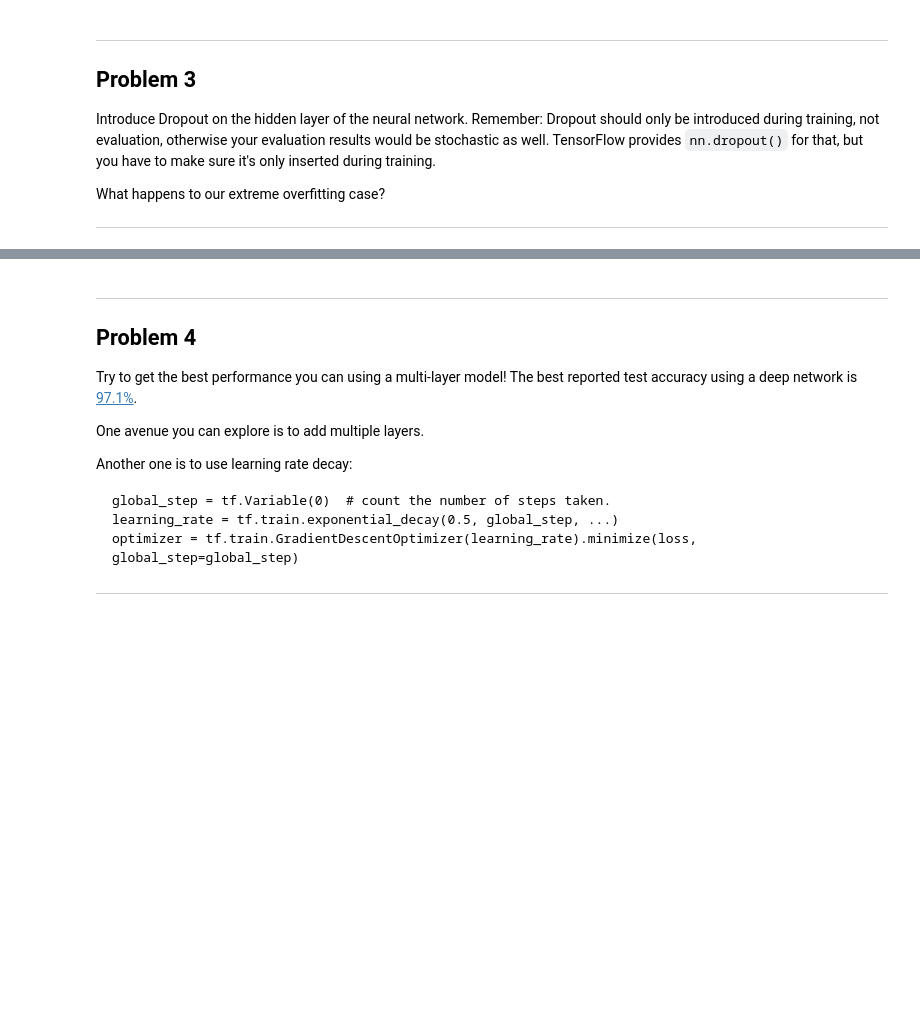
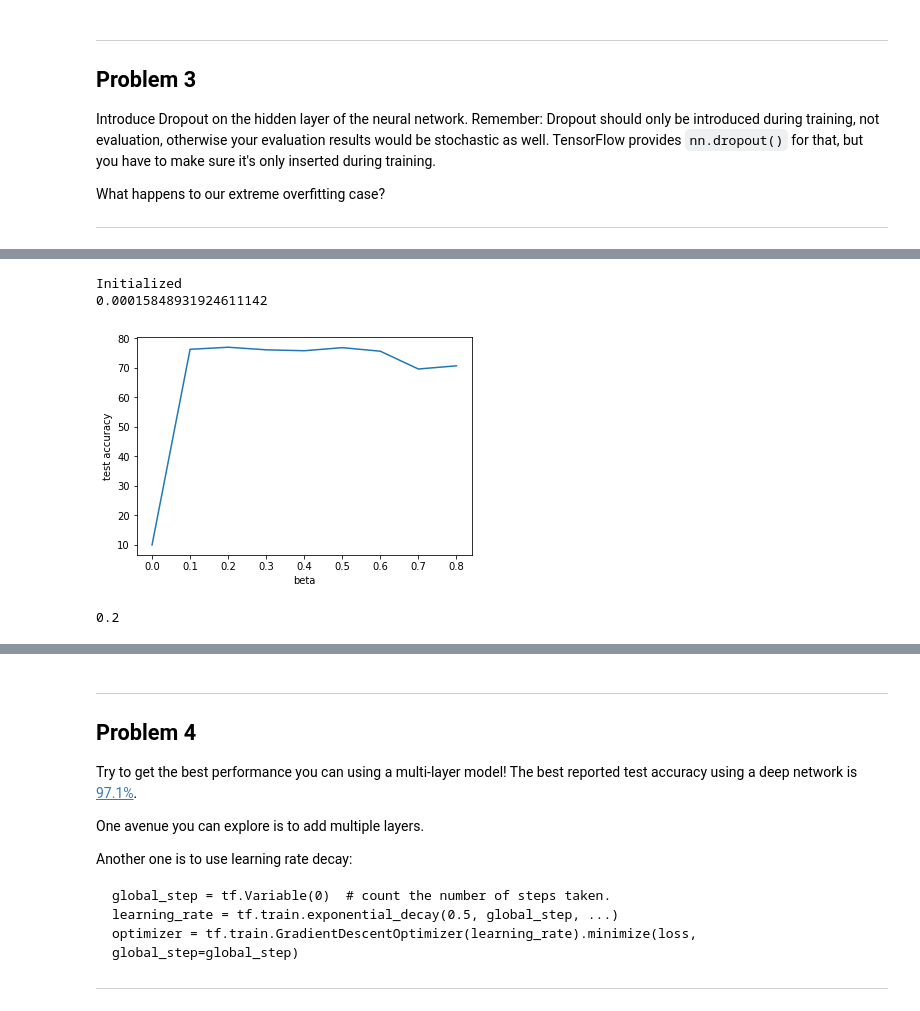
Before and after one commit to lfoppiano/deep-learning-tutorials, a Jupyter notebook: udacity/3_regularization.ipynb, the cells around one changed output, grey strips where cells are left out. Cells and saved outputs as stored; diff of their text form; code cells hidden in the pictures; blank space fills up the shorter version.

```diff
--- a/udacity/3_regularization.ipynb
+++ b/udacity/3_regularization.ipynb
@@ -217,5 +321,6 @@ See `tf.nn.softmax_cross_entropy_with_logits_v2`.
 # %%
 num_steps = 3001
+beta = 0.00158
 
 with tf.Session(graph=graph) as session:
     tf.global_variables_initializer().run()
@@ -231,7 +336,7 @@ with tf.Session(graph=graph) as session:
         # Prepare a dictionary telling the session where to feed the minibatch.
         # The key of the dictionary is the placeholder node of the graph to be fed,
         # and the value is the numpy array to feed to it.
-        feed_dict = {tf_train_dataset: batch_data, tf_train_labels: batch_labels}
+        feed_dict = {tf_train_dataset: batch_data, tf_train_labels: batch_labels, tf_regularisation_beta: beta}
         _, l, predictions = session.run([optimizer, loss, train_prediction], feed_dict=feed_dict)
 
         if (step % 500 == 0):
@@ -387,11 +403,11 @@ with graph.as_default():
 
     # Training computation.
     loss = tf.reduce_mean(
-        tf.nn.softmax_cross_entropy_with_logits(labels=tf_train_labels, logits=logit)) \
-            + 0.01*tf.nn.l2_loss(weights) + 0.01*tf.nn.l2_loss(hidden_weights)
+        tf.nn.softmax_cross_entropy_with_logits(labels=tf_train_labels, logits=logit))
+#             + 0.01*tf.nn.l2_loss(weights) + 0.01*tf.nn.l2_loss(hidden_weights)
 
     # Optimizer.
-    optimizer = tf.train.GradientDescentOptimizer(0.1).minimize(loss)
+    optimizer = tf.train.GradientDescentOptimizer(0.5).minimize(loss)
 
     # Predictions for the training, validation, and test data.
     train_prediction = tf.nn.softmax(logit)
@@ -625,0 +520,40 @@ Test accuracy: 75.8%
+# %%
+num_steps = 3001
+accuracy_vals = []
+dropout_keep_prob_vals = np.arange(0.0, 0.9, 0.1)
+print("Initialized")
+for dropout in dropout_keep_prob_vals:
+    with tf.Session(graph=graph) as session:
+        tf.global_variables_initializer().run()
+        for step in range(num_steps):
+            # Pick an offset within the training data, which has been randomized.
+            # Note: we could use better randomization across epochs.
+            offset = (step * batch_size) % (train_labels1.shape[0] - batch_size)
+
+            # Generate a minibatch.
+            batch_data = train_dataset1[offset:(offset + batch_size), :]
+            batch_labels = train_labels1[offset:(offset + batch_size), :]
+
+            # Prepare a dictionary telling the session where to feed the minibatch.
+            # The key of the dictionary is the placeholder node of the graph to be fed,
+            # and the value is the numpy array to feed to it.
+            feed_dict = {tf_train_dataset: batch_data, tf_train_labels: batch_labels, tf_dropout_keep_prob: dropout}
+            _, l, predictions = session.run([optimizer, loss, train_prediction], feed_dict=feed_dict)
+
+        test_accuracy = accuracy(test_prediction.eval(), test_labels)
+        accuracy_vals.append(test_accuracy)
+
+# plt.semilogx(dropout_keep_prob_vals, accuracy_vals)
+plt.plot(dropout_keep_prob_vals, accuracy_vals)
+plt.xlabel('beta')
+plt.ylabel('test accuracy')
+# plt.legend()
+# %% [output]
+Initialized
+0.00015848931924611142
+[figure, added]
+# %%
+beta = dropout_keep_prob_vals[accuracy_vals.index(max(accuracy_vals))]
+print(beta)
+# %% [output]
+0.2
```
Also changed, not shown: parts of 22 cells of this notebook, 1 other file.
